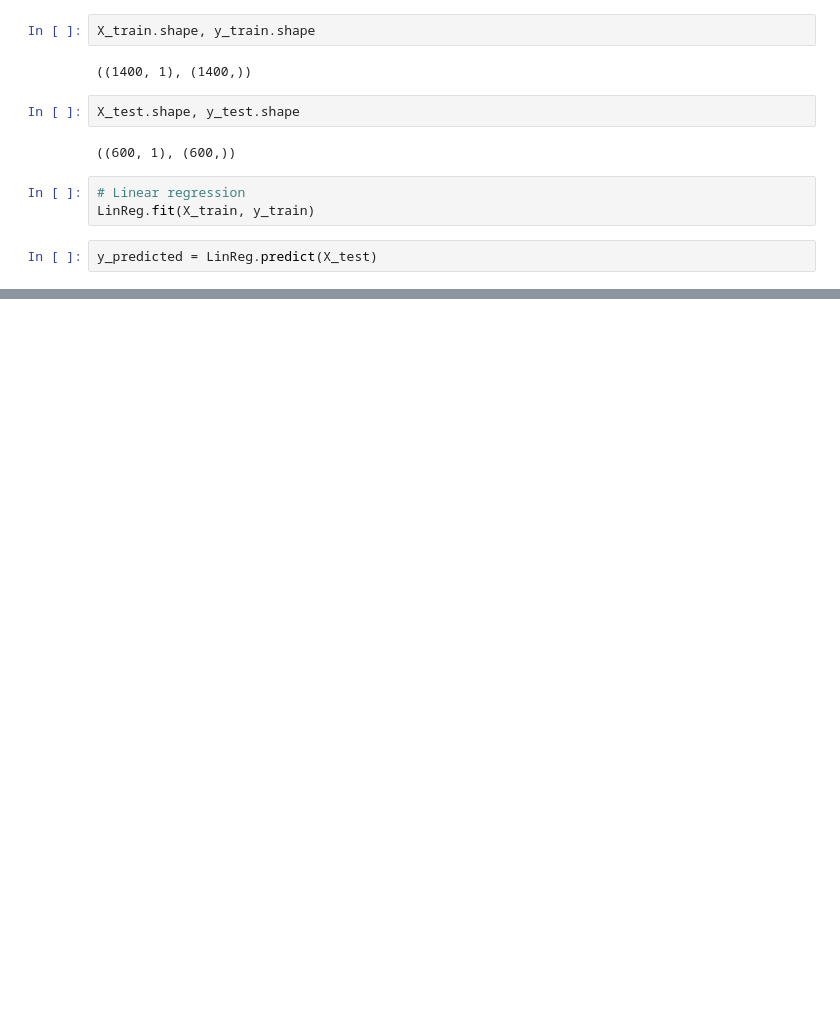
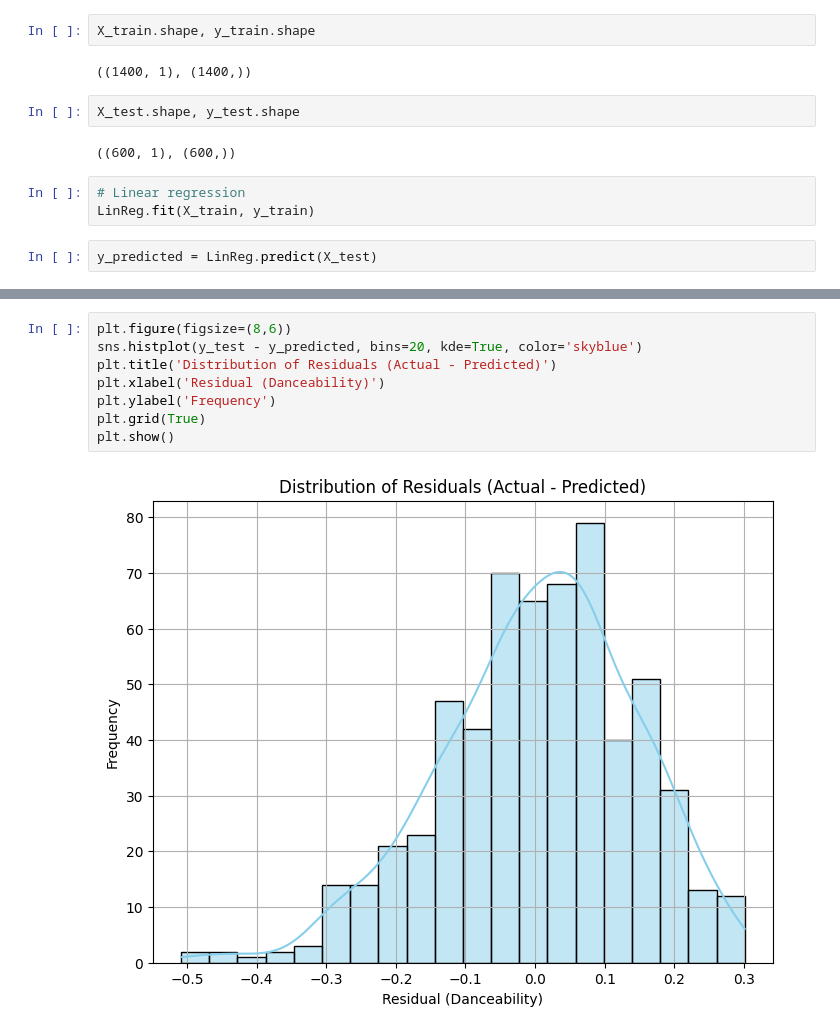
Before and after one commit to nevradiker/DATA201, a Jupyter notebook: Project_2.ipynb, the cells around one changed output, grey strips where cells are left out. Cells and saved outputs as stored; diff of their text form; blank space fills up the shorter version.

```diff
--- a/Project_2.ipynb
+++ b/Project_2.ipynb
@@ -249,0 +250,10 @@ print(LinReg.intercept_)
+# %%
+plt.figure(figsize=(8,6))
+sns.histplot(y_test - y_predicted, bins=20, kde=True, color='skyblue')
+plt.title('Distribution of Residuals (Actual - Predicted)')
+plt.xlabel('Residual (Danceability)')
+plt.ylabel('Frequency')
+plt.grid(True)
+plt.show()
+# %% [output]
+[figure, added]
```
Also changed, not shown: parts of 17 cells of this notebook.
